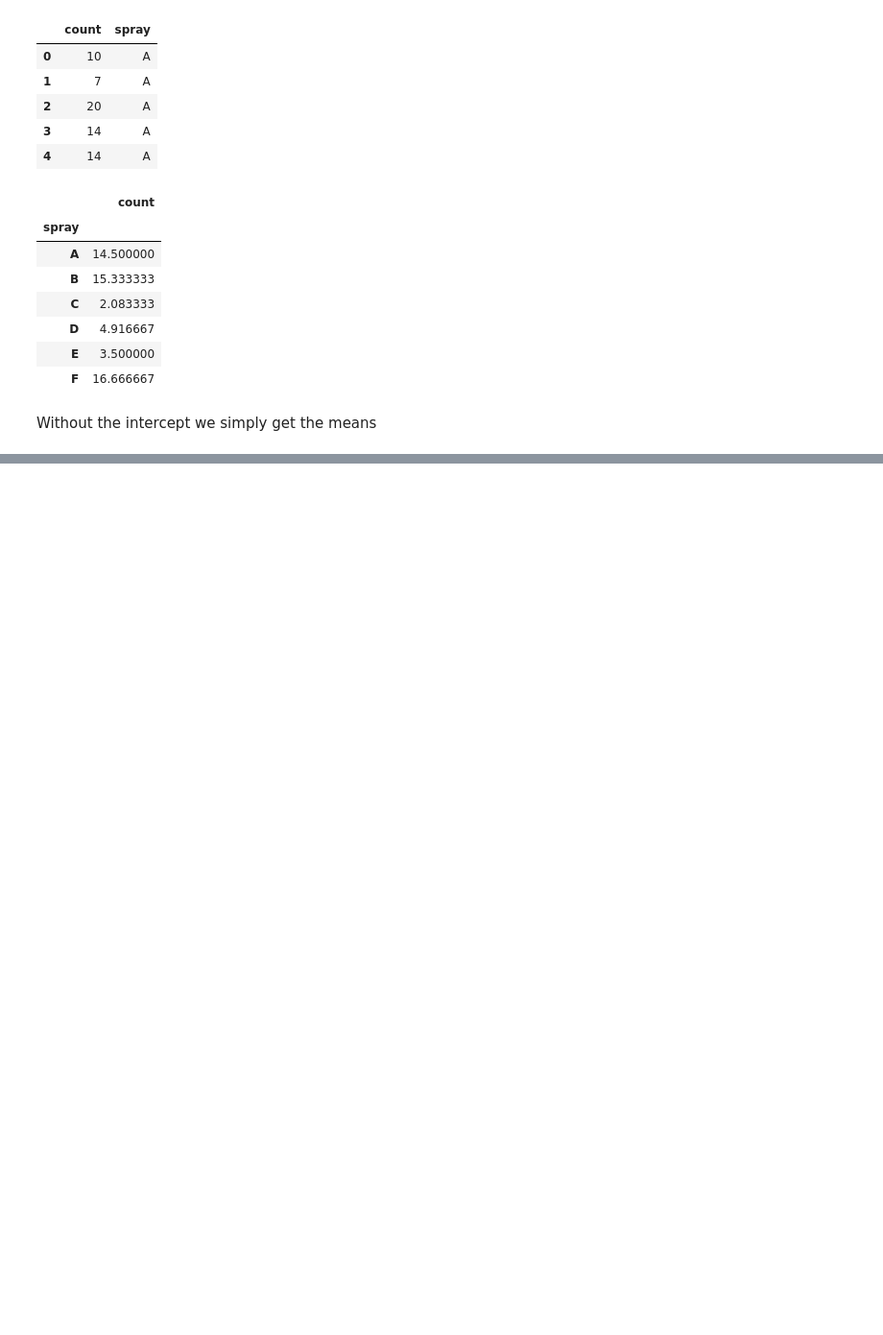
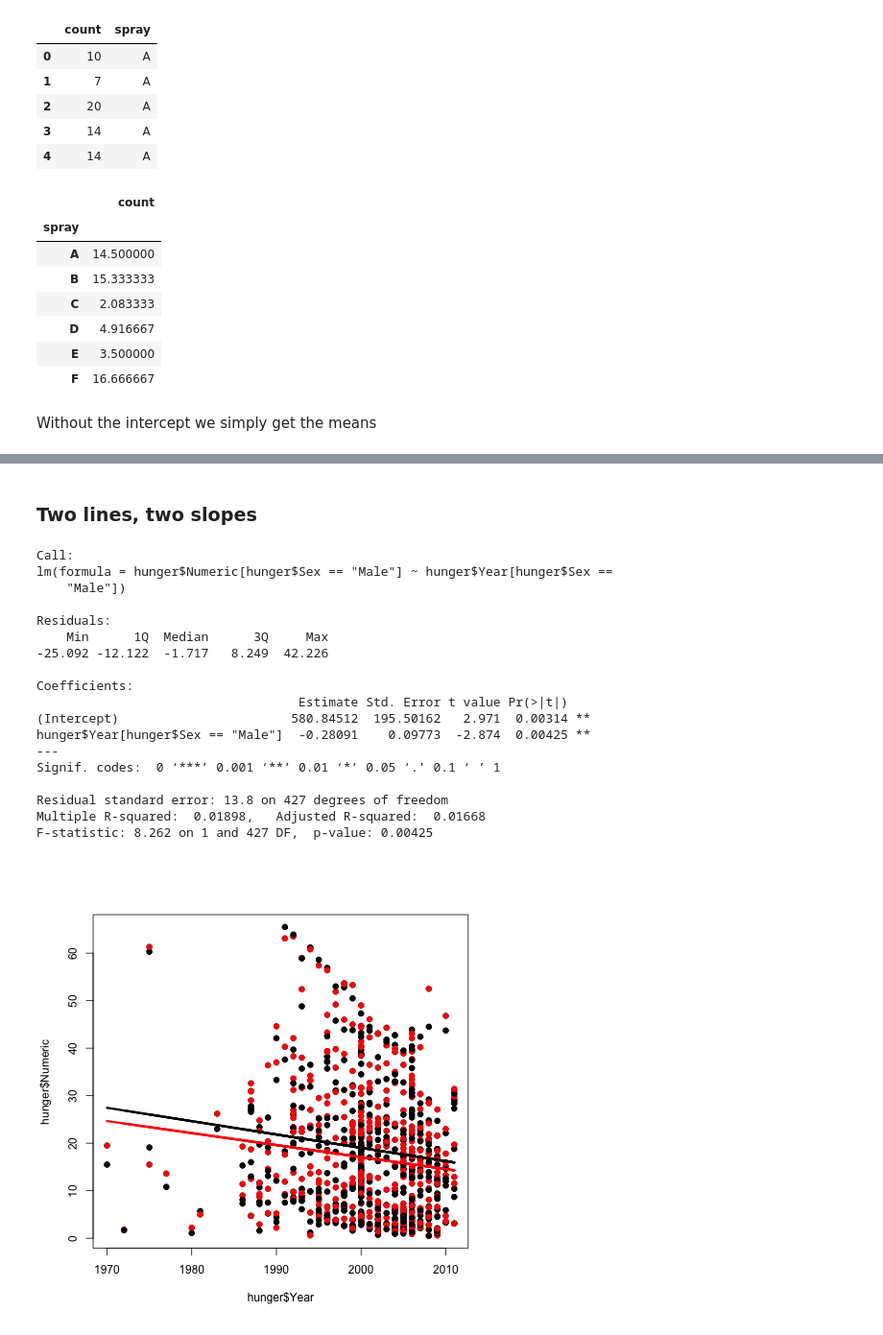
Before and after one commit to idrisr/coursera-regressions, a Jupyter notebook: regressions.ipynb, the cells around one changed output, grey strips where cells are left out. Shown at 96% size. Drawn from its saved outputs; the diff is of its cells as text; code cells hidden in the pictures; blank space fills up the shorter version.

```diff
--- a/regressions.ipynb
+++ b/regressions.ipynb
@@ -2121,0 +2267,31 @@ Without the intercept we simply get the means
+# %% [markdown]
+### Two lines, two slopes
+# %%
+%%R
+lmM <- lm(hunger$Numeric[hunger$Sex=="Male"] ~ hunger$Year[hunger$Sex=="Male"])
+lmF <- lm(hunger$Numeric[hunger$Sex=="Female"] ~ hunger$Year[hunger$Sex=="Female"])
+print(summary(lmM))
+plot(hunger$Year,hunger$Numeric,pch=19)
+points(hunger$Year,hunger$Numeric,pch=19,col=((hunger$Sex=="Male")*1+1))
+lines(hunger$Year[hunger$Sex=="Male"],lmM$fitted,col="black",lwd=3)
+lines(hunger$Year[hunger$Sex=="Female"],lmF$fitted,col="red",lwd=3)
+# %% [output]
+Call:
+lm(formula = hunger$Numeric[hunger$Sex == "Male"] ~ hunger$Year[hunger$Sex ==
+    "Male"])
+
+Residuals:
+    Min      1Q  Median      3Q     Max
+-25.092 -12.122  -1.717   8.249  42.226
+
+Coefficients:
+                                   Estimate Std. Error t value Pr(>|t|)
+(Intercept)                       580.84512  195.50162   2.971  0.00314 **
+hunger$Year[hunger$Sex == "Male"]  -0.28091    0.09773  -2.874  0.00425 **
+---
+Signif. codes:  0 ‘***’ 0.001 ‘**’ 0.01 ‘*’ 0.05 ‘.’ 0.1 ‘ ’ 1
+
+Residual standard error: 13.8 on 427 degrees of freedom
+Multiple R-squared:  0.01898,   Adjusted R-squared:  0.01668
+F-statistic: 8.262 on 1 and 427 DF,  p-value: 0.00425
+[figure, added]
```
Also changed, not shown: parts of 50 cells of this notebook.
